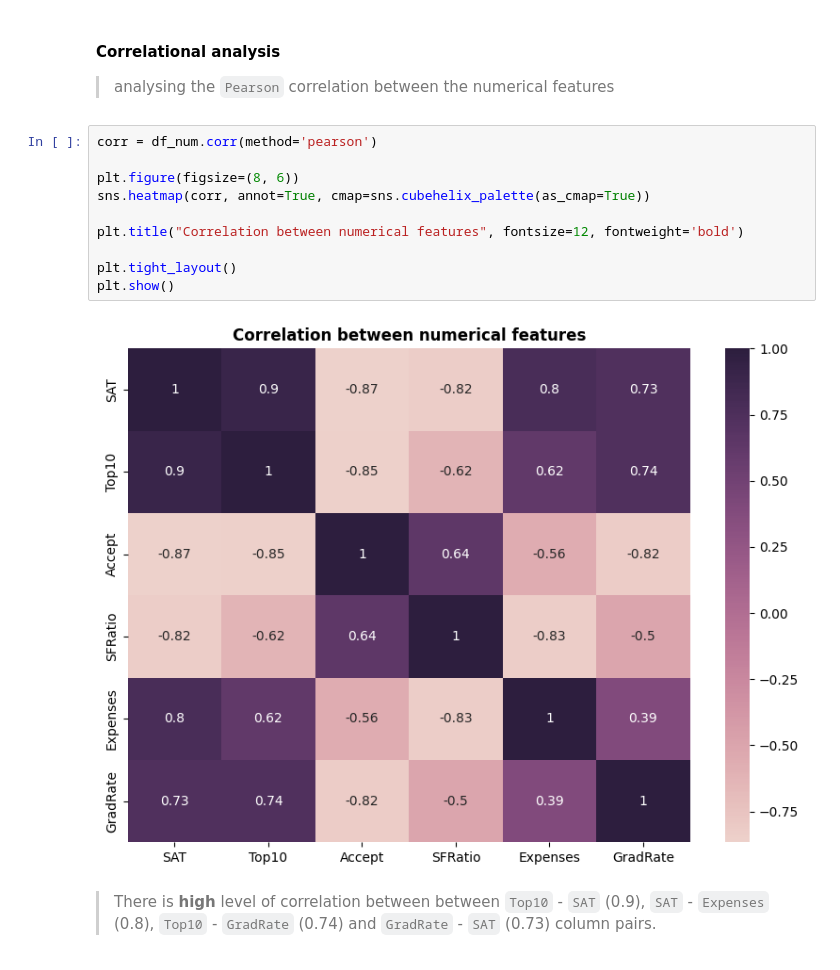
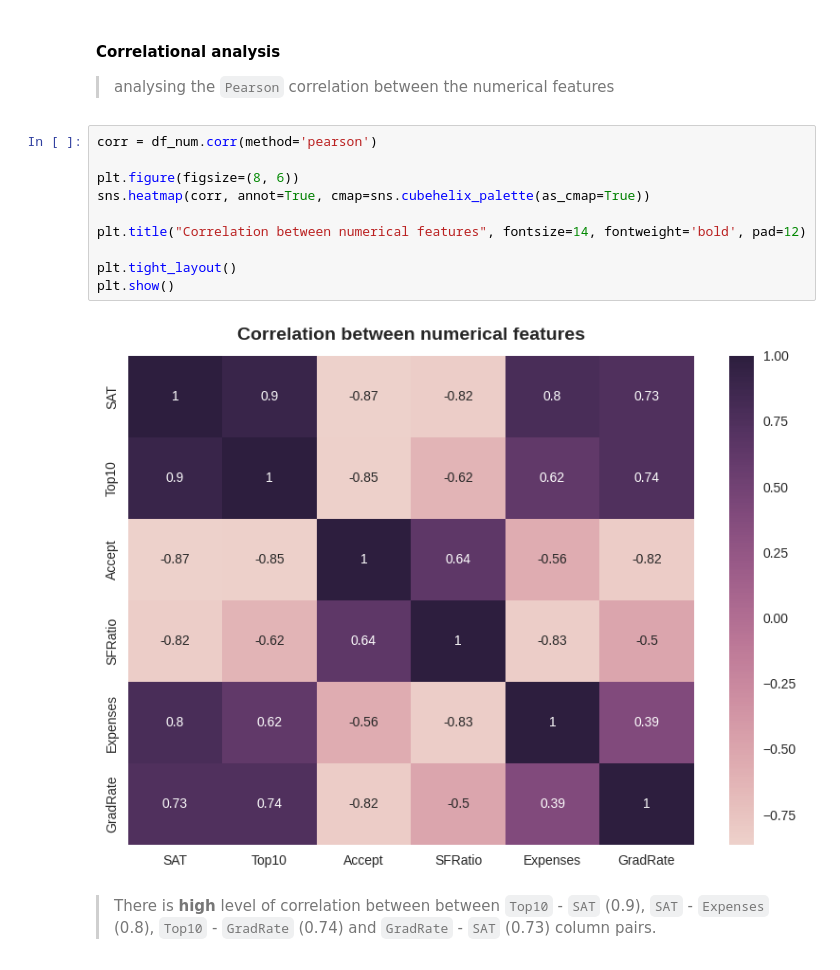
Before and after one commit to nirmit27/ds-and-ml, a Jupyter notebook: ML/KMeans_Cluster.ipynb, the cells around one changed output. Cells and saved outputs as stored; diff of their text form.

```diff
--- a/ML/KMeans_Cluster.ipynb
+++ b/ML/KMeans_Cluster.ipynb
@@ -218,15 +221,15 @@ plt.show()
 # %%
 corr = df_num.corr(method='pearson')
 
 plt.figure(figsize=(8, 6))
 sns.heatmap(corr, annot=True, cmap=sns.cubehelix_palette(as_cmap=True))
 
-plt.title("Correlation between numerical features", fontsize=12, fontweight='bold')
+plt.title("Correlation between numerical features", fontsize=14, fontweight='bold', pad=12)
 
 plt.tight_layout()
 plt.show()
 # %% [output]
-[figure, old version]
+[figure, new version]
 # %% [markdown]
 > There is **high** level of correlation between between `Top10` - `SAT` (0.9), `SAT` - `Expenses` (0.8), `Top10` - `GradRate` (0.74) and `GradRate` - `SAT` (0.73) column pairs.
 # %% [markdown]
```
Also changed, not shown: parts of 8 cells of this notebook.
